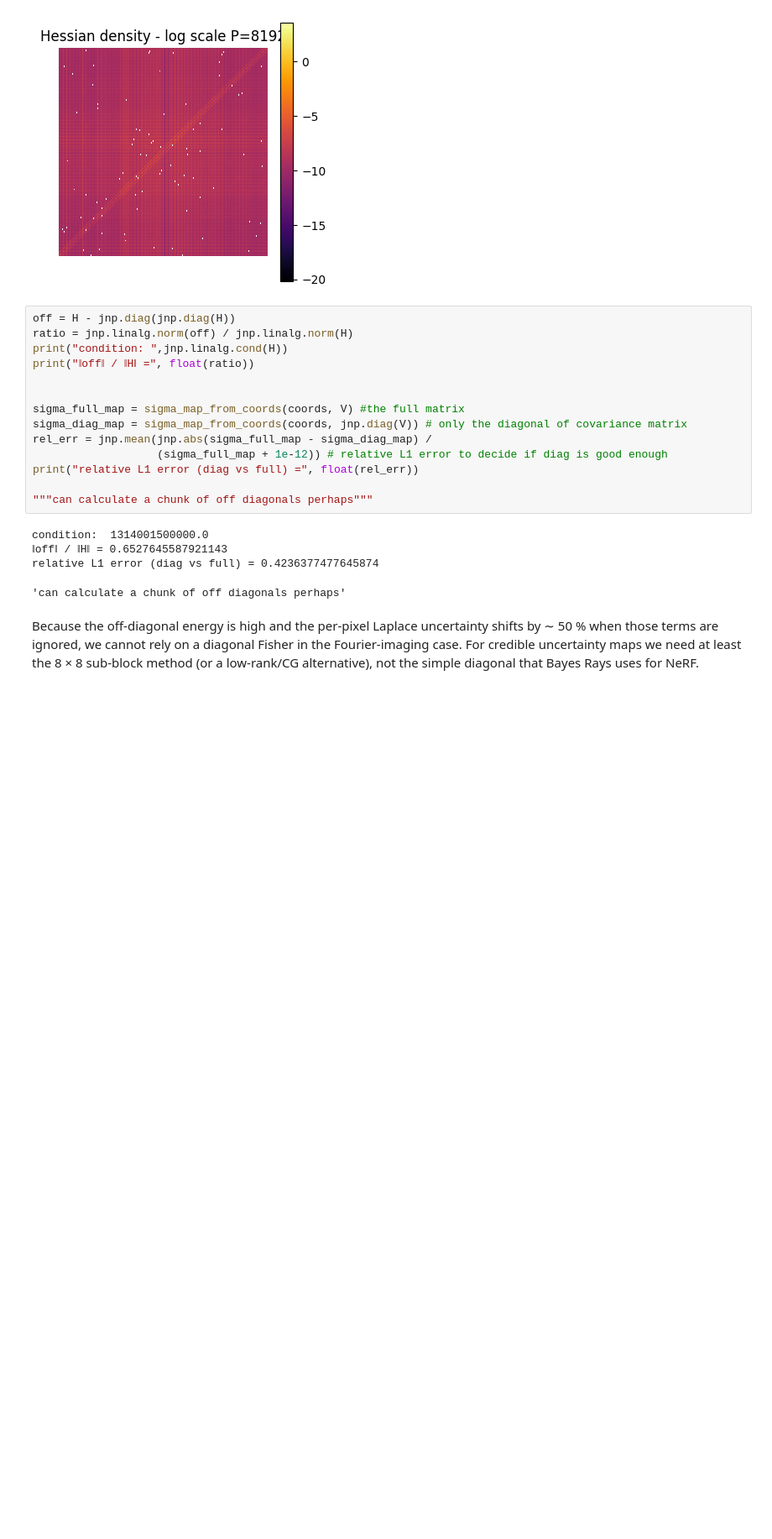
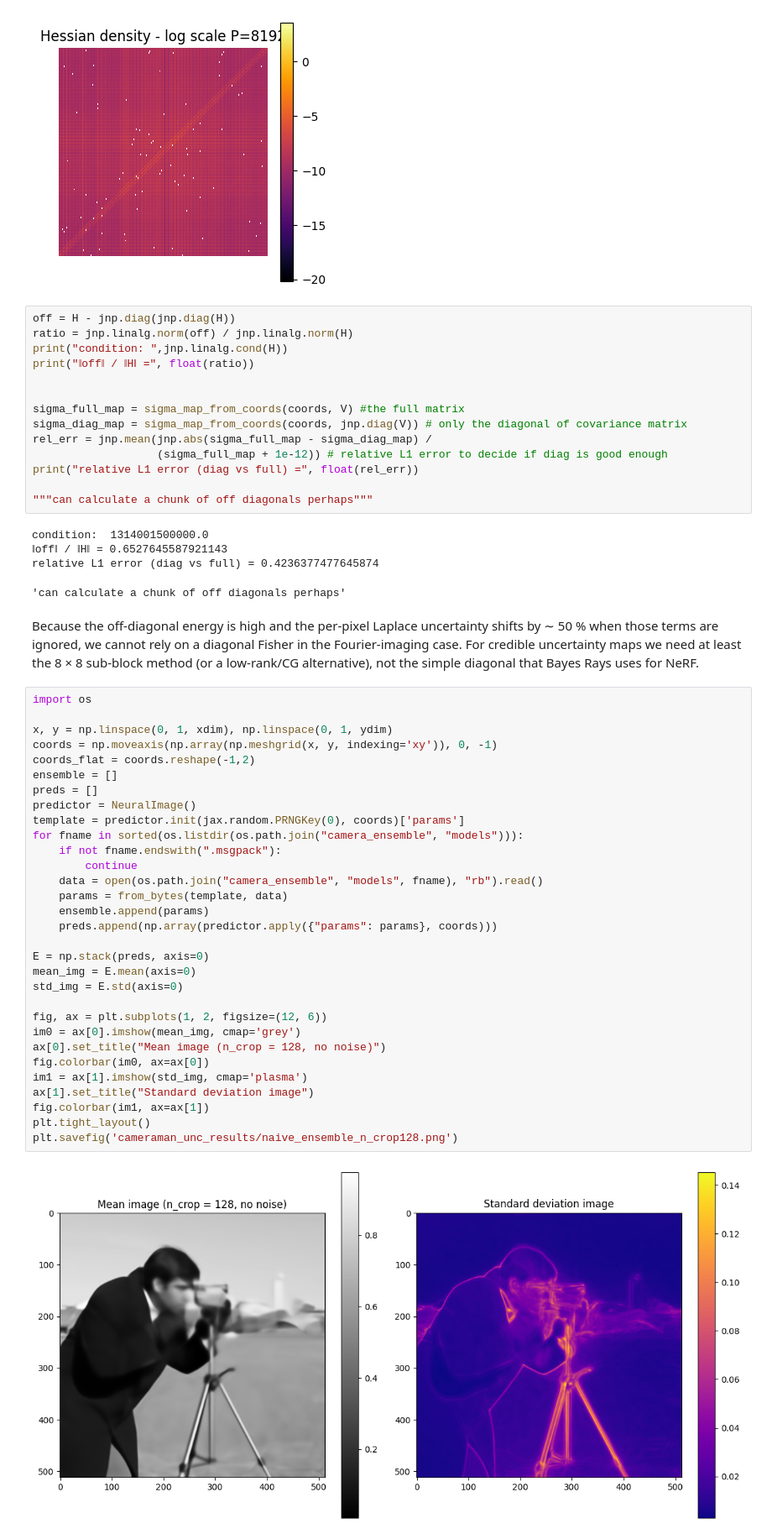
Before and after one commit to khyyle/caltech_surf_2025, a Jupyter notebook: bayes_rays_fourier.ipynb, the cells around one changed output. Shown at 84% size. Saved outputs shown, nothing was run; the diff lists cells and outputs as text; blank space fills up the shorter version.

```diff
--- a/bayes_rays_fourier.ipynb
+++ b/bayes_rays_fourier.ipynb
@@ -593,3 +602,36 @@ on a diagonal Fisher in the Fourier-imaging case.
 For credible uncertainty maps we need at least the 8 × 8 sub-block
 method (or a low-rank/CG alternative), not the simple diagonal that
 Bayes Rays uses for NeRF.
+# %%
+import os
+
+x, y = np.linspace(0, 1, xdim), np.linspace(0, 1, ydim)
+coords = np.moveaxis(np.array(np.meshgrid(x, y, indexing='xy')), 0, -1)
+coords_flat = coords.reshape(-1,2)
+ensemble = []
+preds = []
+predictor = NeuralImage()
+template = predictor.init(jax.random.PRNGKey(0), coords)['params']
+for fname in sorted(os.listdir(os.path.join("camera_ensemble", "models"))):
+    if not fname.endswith(".msgpack"):
+        continue
+    data = open(os.path.join("camera_ensemble", "models", fname), "rb").read()
+    params = from_bytes(template, data)
+    ensemble.append(params)
+    preds.append(np.array(predictor.apply({"params": params}, coords)))
+
+E = np.stack(preds, axis=0)
+mean_img = E.mean(axis=0)
+std_img = E.std(axis=0)
+
+fig, ax = plt.subplots(1, 2, figsize=(12, 6))
+im0 = ax[0].imshow(mean_img, cmap='grey')
+ax[0].set_title("Mean image (n_crop = 128, no noise)")
+fig.colorbar(im0, ax=ax[0])
+im1 = ax[1].imshow(std_img, cmap='plasma')
+ax[1].set_title("Standard deviation image")
+fig.colorbar(im1, ax=ax[1])
+plt.tight_layout()
+plt.savefig('cameraman_unc_results/naive_ensemble_n_crop128.png')
+# %% [output]
+[figure, added]
```
Also changed, not shown: parts of 8 cells of this notebook, 13 other files.
